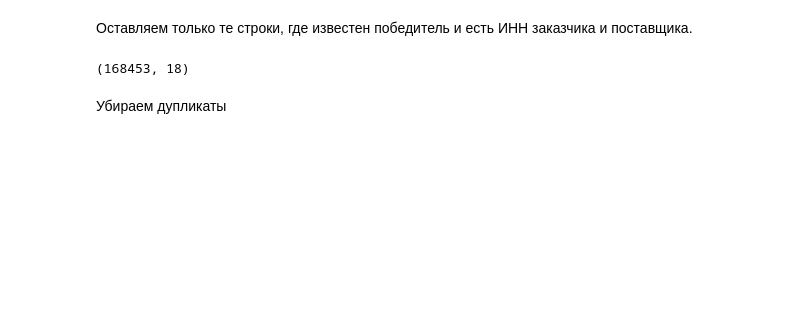
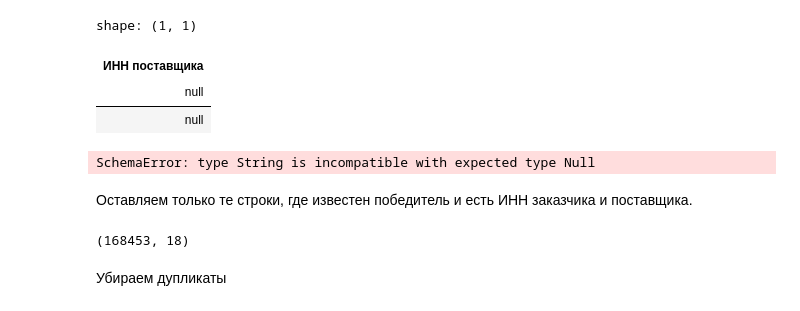
Before and after one commit to polinaryltseva/b2b_reccomendation_systems, a Jupyter notebook: data_predproc.ipynb, the cells around one changed output. Saved outputs shown, nothing was run; the diff lists cells and outputs as text; code cells hidden in the pictures; blank space fills up the shorter version.

```diff
--- a/data_predproc.ipynb
+++ b/data_predproc.ipynb
@@ -9,3 +39,14 @@ data5 = pl.read_excel(source='data/data5.xlsx', engine="xlsx2csv", sheet_name="
+# %%
+data2.select(pl.col('ИНН поставщика').unique())
+# %% [output]
+shape: (1, 1)
+| ИНН поставщика |
+| null |
+| null |
+# %%
+data = pl.concat([data1, data2])#, data3, data5, data6, data7, data8, data9, data10, data11, data12, data13, data14, data15])
+# %% [output]
+SchemaError: type String is incompatible with expected type Null
 # %% [markdown]
 Оставляем только те строки, где известен победитель и есть ИНН заказчика и поставщика.
 # %%
```
Also changed, not shown: parts of 21 cells of this notebook, 1 other file.
